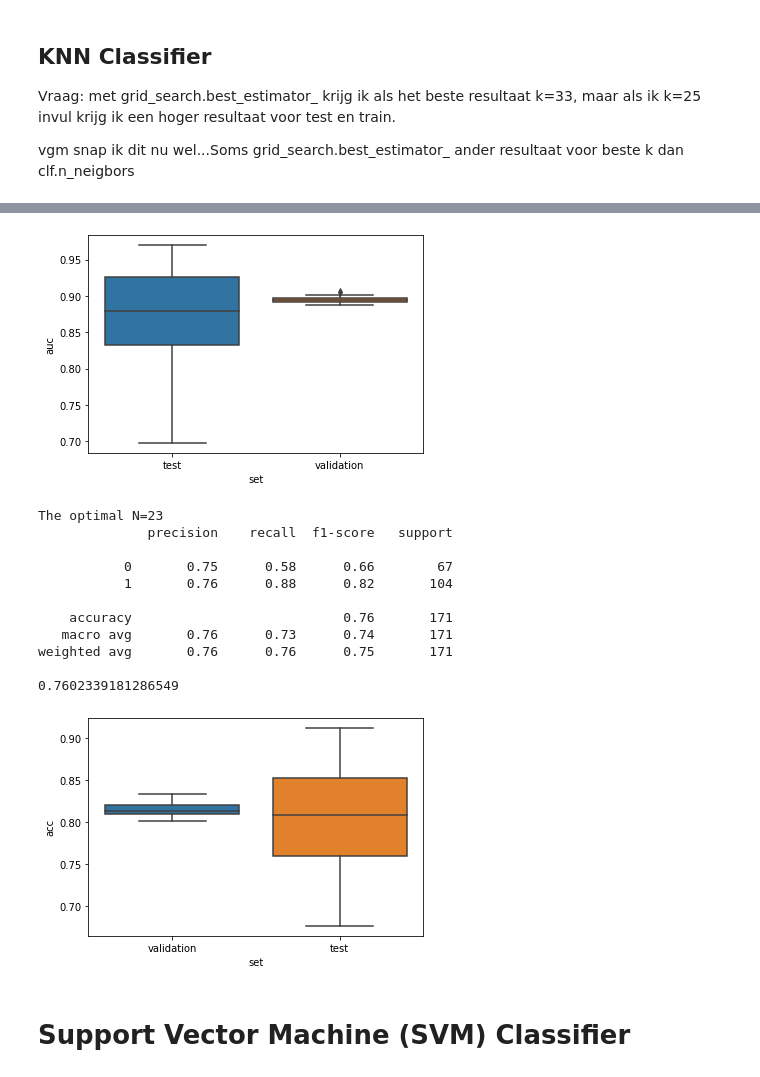
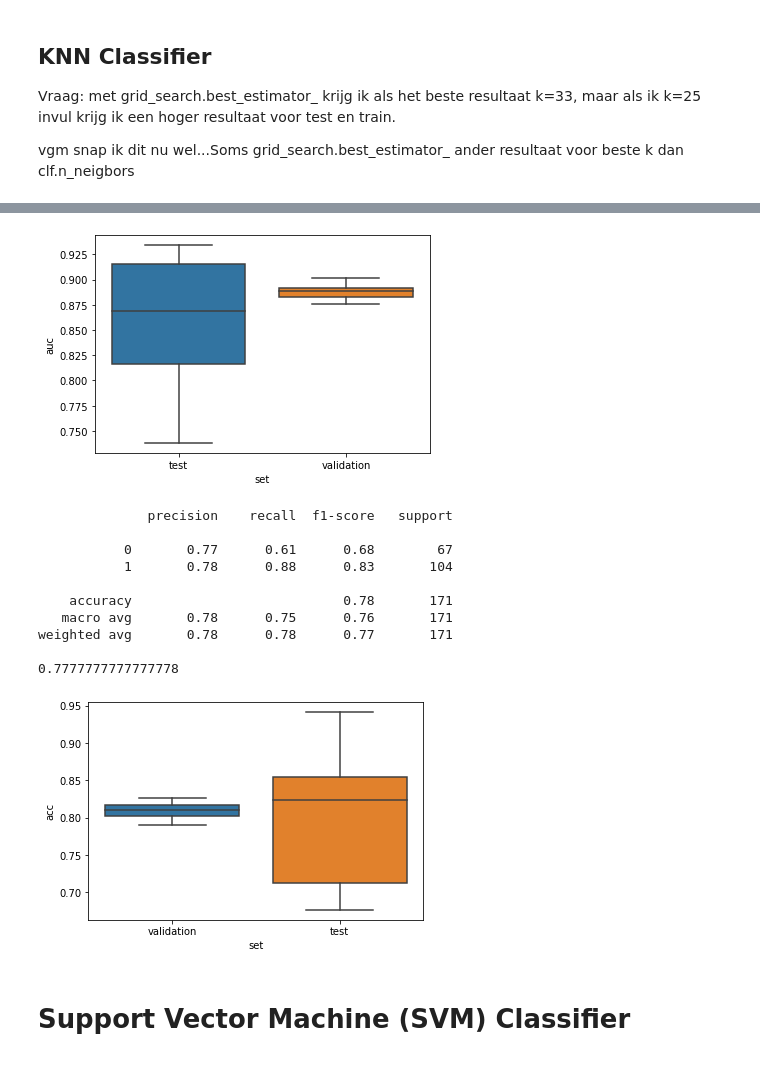
Before and after one commit to annawalstra/TM10007_Group5, a Jupyter notebook: assignment.ipynb, the cells around one changed output, grey strips where cells are left out. Saved outputs shown, nothing was run; the diff lists cells and outputs as text; code cells hidden in the pictures.

Commit message:
Learning Curve en kNN met CV aangepast

```diff
--- a/assignment.ipynb
+++ b/assignment.ipynb
@@ -201,4 +289,14 @@ print(classification_report(Y_train, y_pred_train))
 
 y_pred = clf.predict(X_test_pca)
 print(classification_report(Y_test, y_pred))
+
+#Learning curve
+from sklearn.model_selection import ShuffleSplit
+from sklearn.model_selection import learning_curve
+plt.show()
+title = str(type(clf))
+#ax = fig.add_subplot(7, 3, 1)
+ax = fig, ax = plt.subplots()
+cv = ShuffleSplit(n_splits=10, test_size=0.2, random_state=0)
+plot_learning_curve(clf, title, X_train_pca, Y_train, ax, ylim=(0.3, 1.01), cv=cv)
 # %% [output]
@@ -237,18 +340,37 @@ for validation_index, test_index in cv_20fold.split(X_train_pca, Y_train):
     X_testKNN = X_train_pca[test_index]
     y_testKNN = np.array(Y_train)[test_index]
 
-    # Create a grid search to find the optimal k using a gridsearch and 10-fold cross validation
-    # Same as above
-    parameters = {"n_neighbors": list(range(1, 26, 2))}
-    knn = neighbors.KNeighborsClassifier()
-    cv_10fold = model_selection.StratifiedKFold(n_splits=10)
-    grid_search = model_selection.GridSearchCV(knn, parameters, cv=cv_10fold, scoring='roc_auc')
-    grid_search.fit(X_validation, y_validation)
+    #List Hyperparameters that we want to tune.
+    leaf_size = list(range(1,50))
+    n_neighbors = list(range(1,50))
+    p=[1,2]
+    hyperparameters = dict(n_neighbors=n_neighbors,leaf_size=leaf_size, p=p)
+    #Create new KNN object
+    knn_2 = neighbors.KNeighborsClassifier()
+    #Use RandomSearch
+    #cv_10fold = model_selection.StratifiedKFold(n_splits=10)
+    random_search = model_selection.RandomizedSearchCV(knn_2, hyperparameters, cv=cv_10fold)
 
-    # Get resulting classifier
-    clf = grid_search.best_estimator_
+    #Fit the model
+    best_model = random_search.fit(X_validation, y_validation)
+    clf = random_search.best_estimator_
+
+    # # Create a grid search to find the optimal k using a gridsearch and 10-fold cross validation
+    # # Same as above
+    # parameters = {"n_neighbors": list(range(1, 26, 2))}
+    # knn = neighbors.KNeighborsClassifier()
+    # cv_10fold = model_selection.StratifiedKFold(n_splits=10)
+    # grid_search = model_selection.GridSearchCV(knn, parameters, cv=cv_10fold, scoring='roc_auc')
+    # grid_search.fit(X_validation, y_validation)
+
+    # # Get resulting classifier
+    # clf = grid_search.best_estimator_
     print(f'Best classifier: k={clf.n_neighbors}')
     best_n_neighbors.append(clf.n_neighbors)
+
+    # Test the classifier on the validation data
+    probabilities_validation = clf.predict_proba(X_validation)
+    scores_validation = probabilities_validation[:, 1]
 
     # Test the classifier on the test data
     probabilities = clf.predict_proba(X_testKNN)
@@ -266,17 +388,9 @@ for validation_index, test_index in cv_20fold.split(X_train_pca, Y_train):
     auc = metrics.roc_auc_score(y_testKNN, scores)
     results.append({'auc': auc,'k': clf.n_neighbors,'set': 'test'})
 
-    # Test the classifier on the validation data
-    probabilities_validation = clf.predict_proba(X_validation)
-    scores_validation = probabilities_validation[:, 1]
-
     # Get the auc
     auc_validation = metrics.roc_auc_score(y_validation, scores_validation)
-    results.append({
-        'auc': auc_validation,
-        'k': clf.n_neighbors,
-        'set': 'validation'
-    })
+    results.append({'auc': auc_validation,'k': clf.n_neighbors,'set': 'validation'})
 
 # Create results dataframe and plot it
 results = pd.DataFrame(results)
@@ -287,10 +401,10 @@ results_acc = pd.DataFrame(results_acc)
 seaborn.boxplot(y='acc', x='set', data=results_acc)
 
 optimal_n = int(np.median(best_n_neighbors))
-print(f"The optimal N={optimal_n}")
+#print(f"The optimal N={optimal_n}")
+
 
 from sklearn.metrics import classification_report
-
 print(classification_report(Y_test, clf.predict(X_test_pca)))
 #y_pred = clf.predict(X_test_pca)
 print(clf.score(X_test_pca, Y_test))
@@ -318,16 +432,15 @@ Best classifier: k=23
-[figure, old version]
+[figure, new version]
-The optimal N=23
               precision    recall  f1-score   support
 
-           0       0.75      0.58      0.66        67
-           1       0.76      0.88      0.82       104
+           0       0.77      0.61      0.68        67
+           1       0.78      0.88      0.83       104
 
-    accuracy                           0.76       171
-   macro avg       0.76      0.73      0.74       171
-weighted avg       0.76      0.76      0.75       171
+    accuracy                           0.78       171
+   macro avg       0.78      0.75      0.76       171
+weighted avg       0.78      0.78      0.77       171
 
-0.7602339181286549
+0.7777777777777778
-[figure, old version]
+[figure, new version]
 # %% [markdown]
 # Support Vector Machine (SVM) Classifier
 # %%
```
Also changed, not shown: parts of 7 cells of this notebook.
